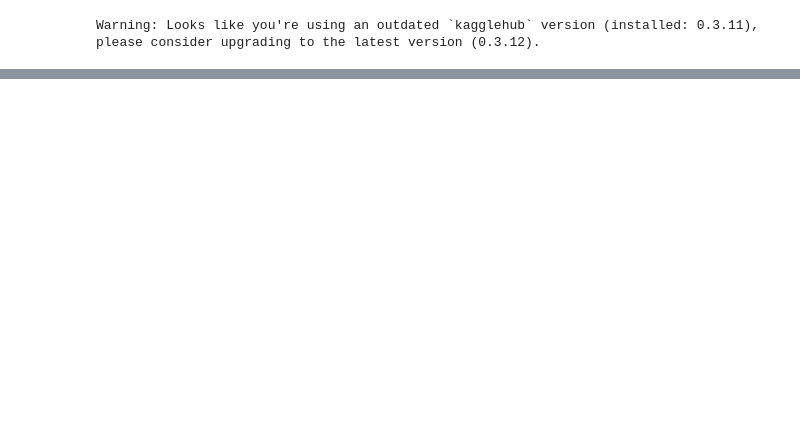
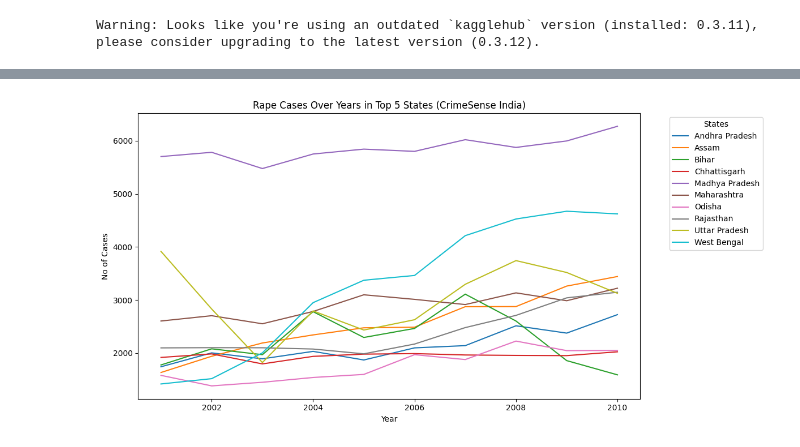
Before and after one commit to imsks/learning-ai, a Jupyter notebook: mini-projects/IndiaCrimeLens.ipynb, the cells around one changed output, grey strips where cells are left out. Saved outputs shown, nothing was run; the diff lists cells and outputs as text; code cells hidden in the pictures; blank space fills up the shorter version.

```diff
--- a/mini-projects/IndiaCrimeLens.ipynb
+++ b/mini-projects/IndiaCrimeLens.ipynb
@@ -51,0 +51,24 @@ plt.show()
+# %%
+# 2. How Rape Cases have changed over the years in these states
+top_states_list = top_states.index.to_list()
+
+rape_top_states = rape_victims[rape_victims['area_name'].isin(top_states_list)]
+
+rape_trends = (
+    rape_top_states.groupby(['year', 'area_name'])['victims_of_rape_total'].sum()
+    .reset_index()
+)
+
+import seaborn as sns
+import matplotlib.pyplot as plt
+
+plt.figure(figsize=(12, 6))
+sns.lineplot(data=rape_trends, x='year', y='victims_of_rape_total', hue='area_name', markers='o')
+plt.title('Rape Cases Over Years in Top 5 States (CrimeSense India)')
+plt.xlabel('Year')
+plt.ylabel('No of Cases')
+plt.legend(title='States', bbox_to_anchor=(1.05, 1), loc='upper left')
+plt.tight_layout()
+plt.show()
+# %% [output]
+[figure, added]
```
Also changed, not shown: parts of 2 cells of this notebook, 2 other files.
